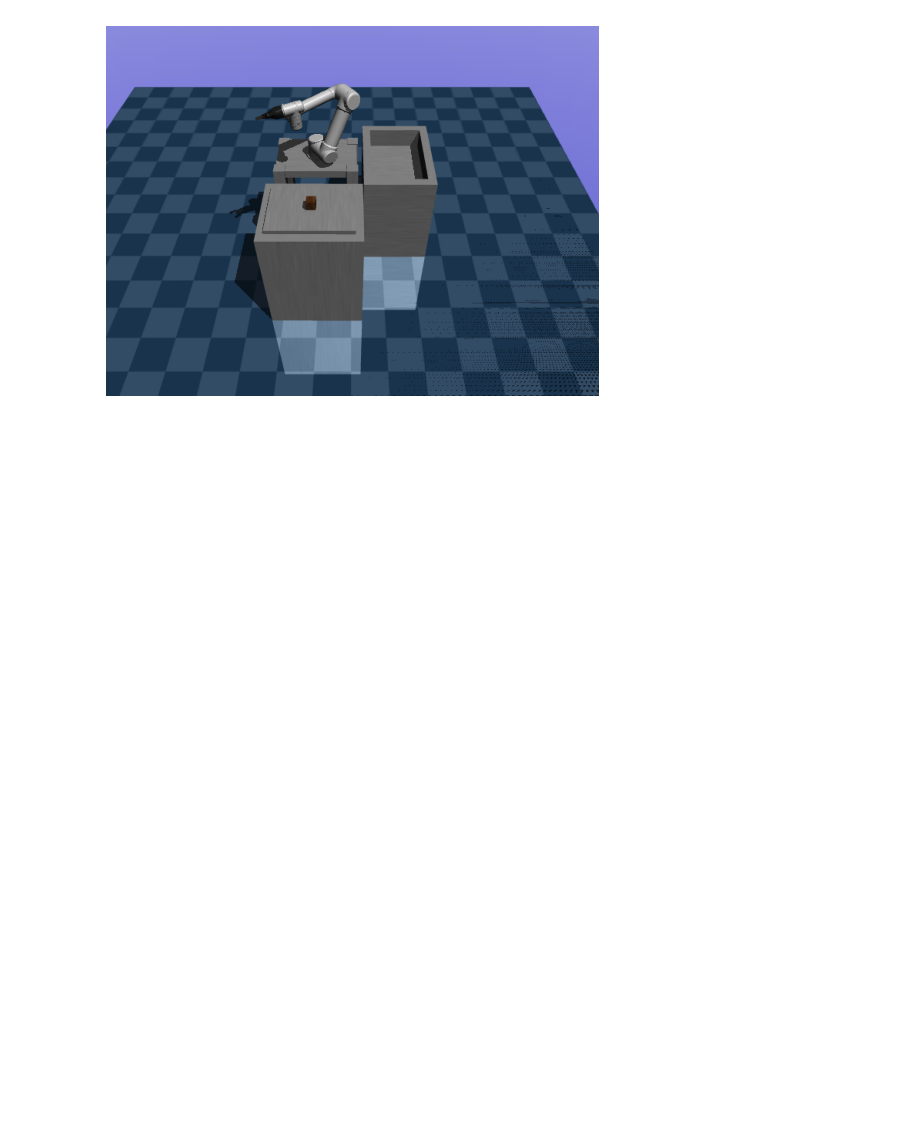
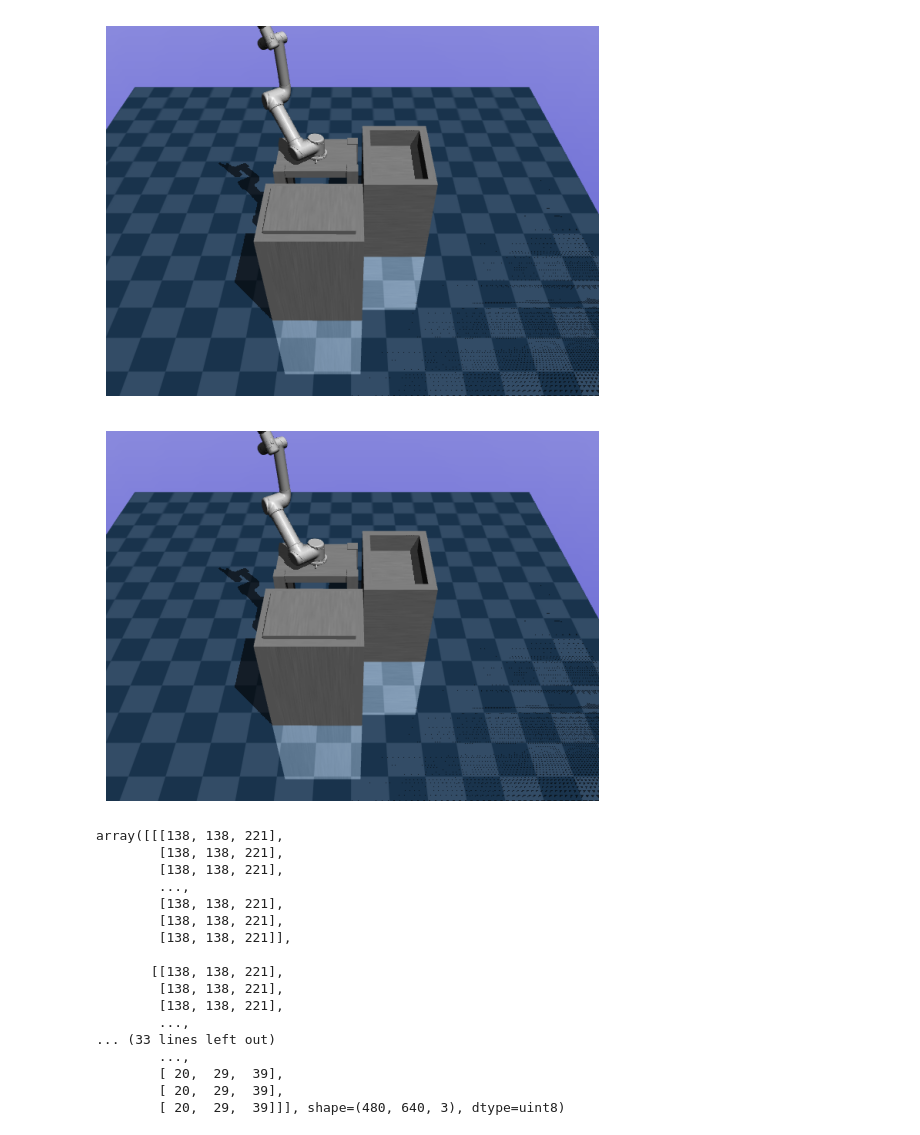
Before and after one commit to Krasa35/optimal, a Jupyter notebook: examples/03_RobotCrocoddylController.ipynb, the cells around one changed output. Saved outputs shown, nothing was run; the diff lists cells and outputs as text; code cells hidden in the pictures; blank space fills up the shorter version.

```diff
--- a/examples/03_RobotCrocoddylController.ipynb
+++ b/examples/03_RobotCrocoddylController.ipynb
@@ -1,25 +1,47 @@
 # %%
 from pathlib import Path
 import numpy as np
+import mujoco
 from optimal.RobotMujocoModel import RobotMujocoModel
 from optimal.RobotPDController import RobotPDController
 import matplotlib.pyplot as plt
 
 MODEL_PATH = Path.cwd().parent / "models" / "UR5gripper_2_finger_KKI.xml"
 MujModel = RobotMujocoModel(MODEL_PATH)
-warm_start_controller = RobotPDController(MujModel)
+WarmStartController = RobotPDController(MujModel)
+MujModel.reset()  # reset to initial state (q0, v0)
+x0 = MujModel.current_state()
 
-q0 = MujModel.actuated_joint_positions
-v0 = np.zeros_like(MujModel.v_indices())
-x0 = np.concatenate([list(q0.values()), list(v0)])
-
-q_target = MujModel.random_actuated_q()
-v_target = np.zeros_like(MujModel.v_indices())
-target = np.concatenate([list(q_target.values()), list(v_target)])
-MujModel.joint_positions = q_target
+rng = np.random.default_rng(0)
+q0 = x0[:MujModel.q_indices().size]
+q_target = q0 + rng.uniform(-0.4, 0.4, size=q0.shape)
+v_target = np.zeros_like(MujModel.v_indices(), dtype=float)
+x_target = np.concatenate([q_target, v_target])
+warm_xs, warm_us = WarmStartController.compute_control(x0, x_target, 3000)
+MujModel.data.qpos[MujModel.q_indices()] = x_target[:MujModel.q_indices().size]
+mujoco.mj_forward(MujModel.model, MujModel.data)
 MujModel.snapshot(plot=True)
-MujModel.joint_positions = q0
-warm_xs, warm_us = warm_start_controller.compute_control(x0, target, 3000)
+MujModel.data.qpos[MujModel.q_indices()] = warm_xs[-1][:MujModel.q_indices().size]
+mujoco.mj_forward(MujModel.model, MujModel.data)
+MujModel.snapshot(plot=True)
 # %% [output]
-[figure, old version]
+[figure, new version]
+[figure, added]
+array([[[138, 138, 221],
+        [138, 138, 221],
+        [138, 138, 221],
+        ...,
+        [138, 138, 221],
+        [138, 138, 221],
+        [138, 138, 221]],
+
+       [[138, 138, 221],
+        [138, 138, 221],
+        [138, 138, 221],
+        ...,
+... (33 lines left out)
+        ...,
+        [ 20,  29,  39],
+        [ 20,  29,  39],
+        [ 20,  29,  39]]], shape=(480, 640, 3), dtype=uint8)
 # %%
```
Also changed, not shown: parts of 2 cells of this notebook, 5 other files.
